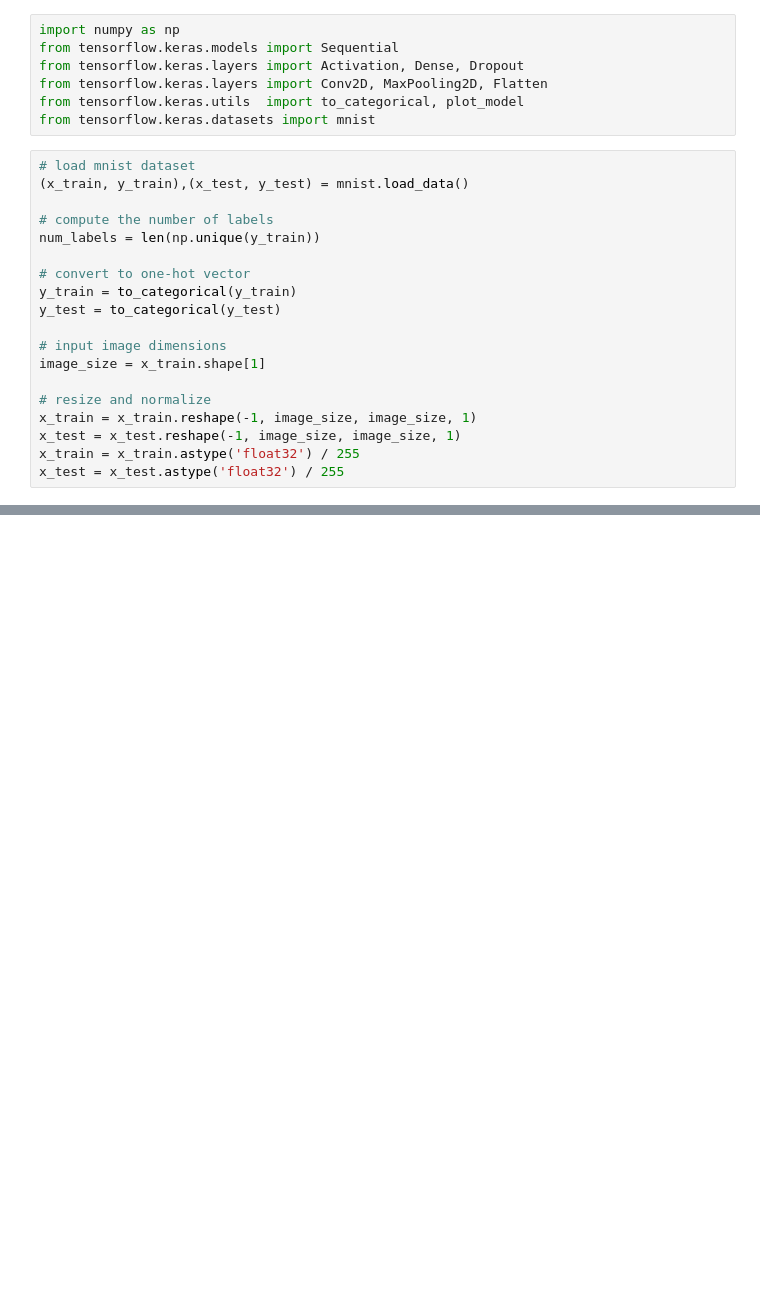
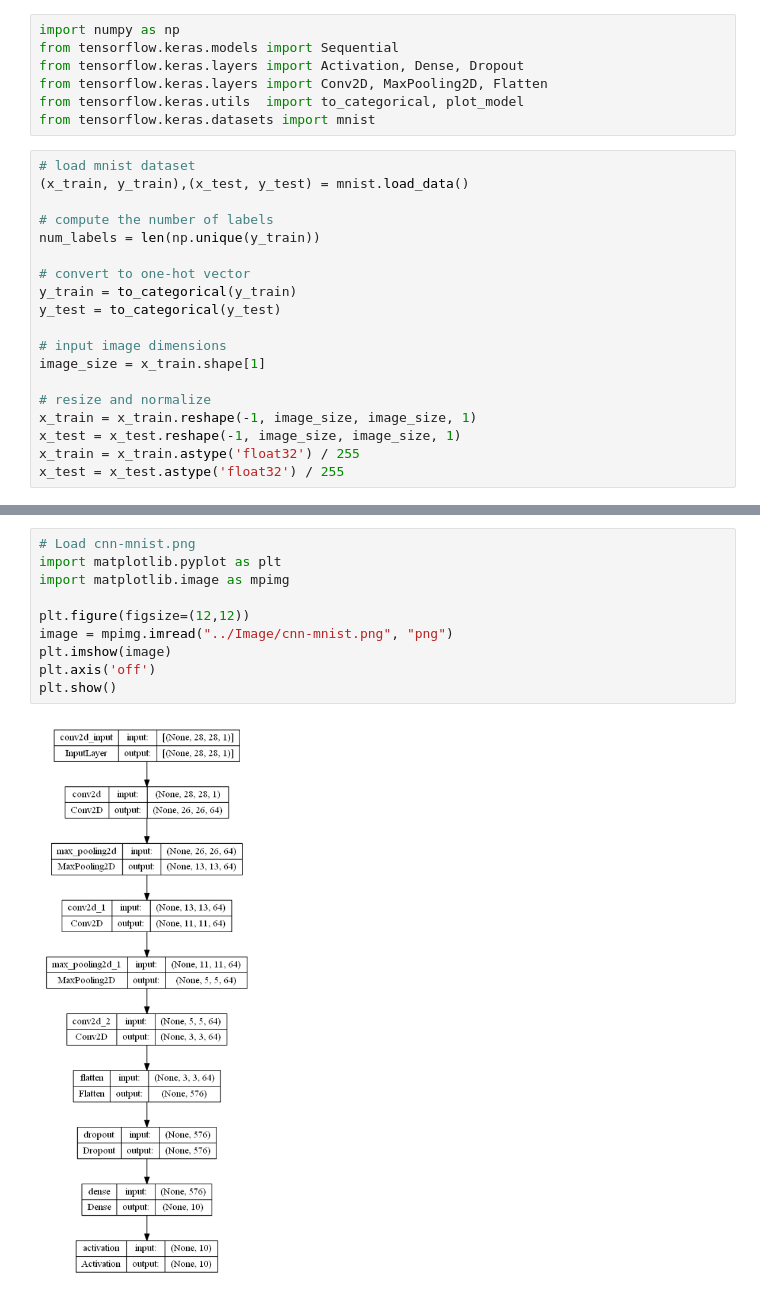
Before and after one commit to rubinkim/AdvancedDeepLearning, a Jupyter notebook: 1_4_CNN/cnn-mnist-141.ipynb, the cells around one changed output, grey strips where cells are left out. Drawn from its saved outputs; the diff is of its cells as text; blank space fills up the shorter version.

```diff
--- a/1_4_CNN/cnn-mnist-141.ipynb
+++ b/1_4_CNN/cnn-mnist-141.ipynb
@@ -35,0 +75,12 @@ dropout = 0.2
+# %%
+# Load cnn-mnist.png
+import matplotlib.pyplot as plt
+import matplotlib.image as mpimg
+
+plt.figure(figsize=(12,12))
+image = mpimg.imread("../Image/cnn-mnist.png", "png")
+plt.imshow(image)
+plt.axis('off')
+plt.show()
+# %% [output]
+[figure, added]
```
Also changed, not shown: parts of 2 cells of this notebook, 1 other file.
